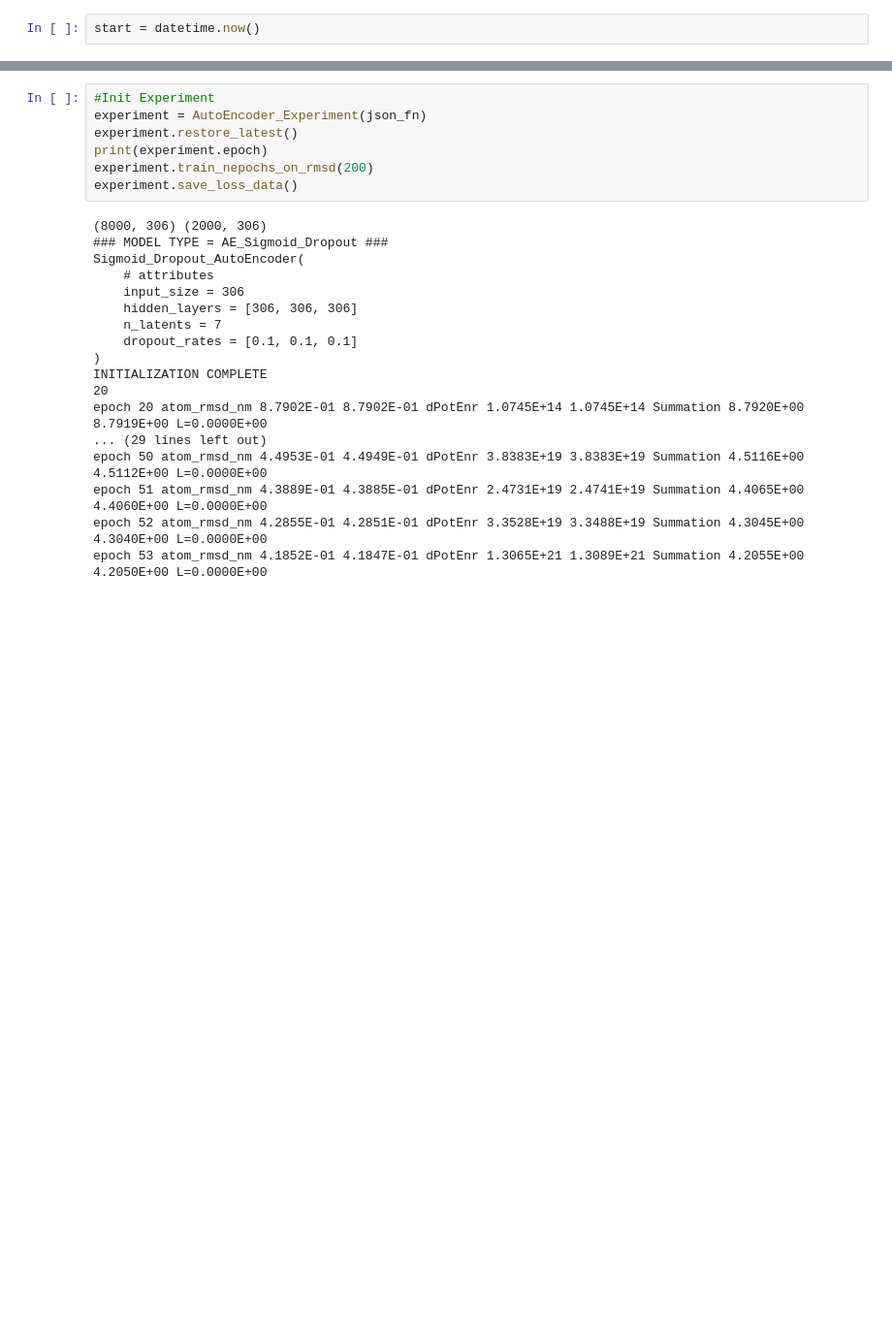
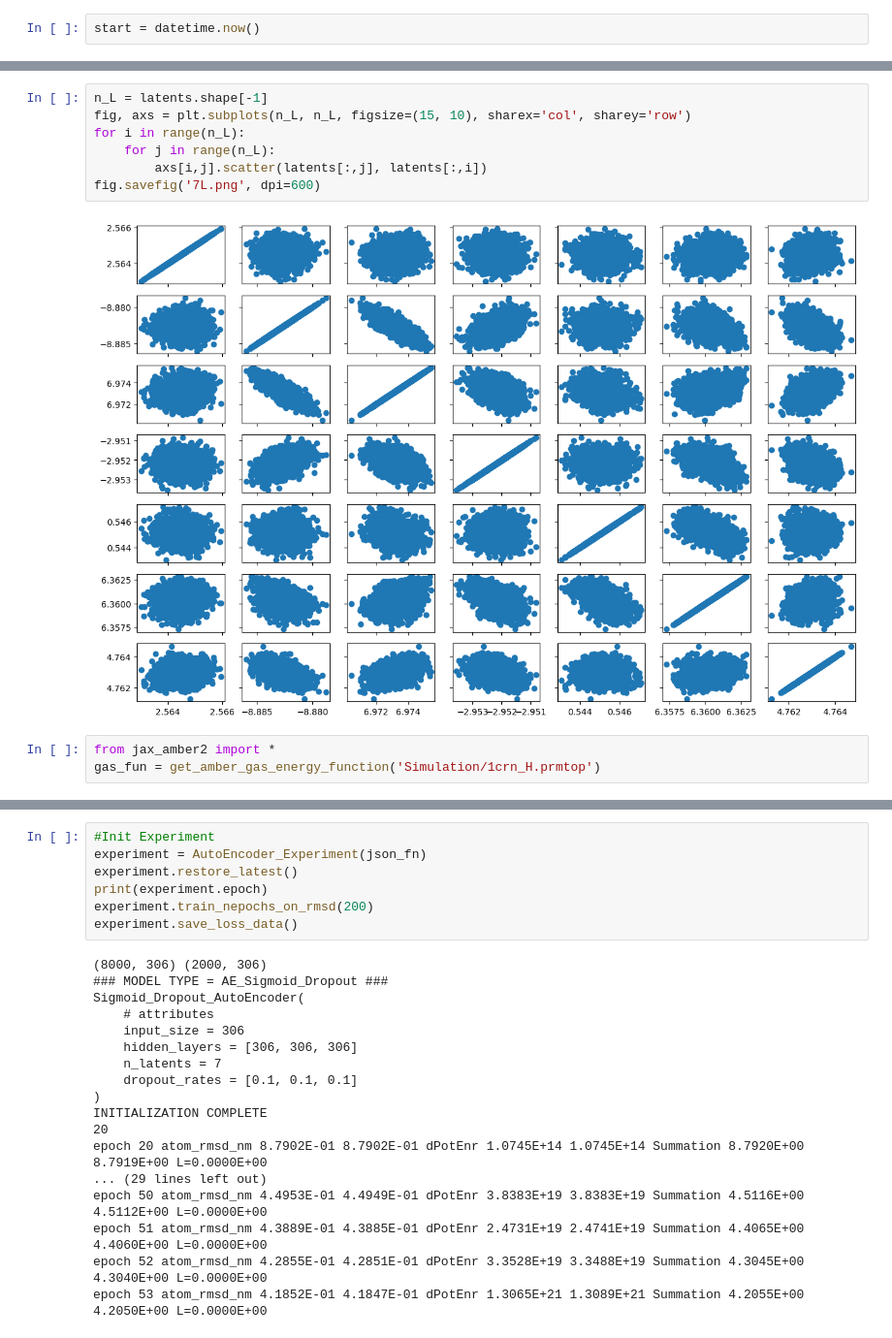
Before and after one commit to CCBatIIT/Deep-MMS, a Jupyter notebook: RUN.ipynb, the cells around one changed output, grey strips where cells are left out. Shown at 97% size. Cells and saved outputs as stored; diff of their text form; blank space fills up the shorter version.

```diff
--- a/RUN.ipynb
+++ b/RUN.ipynb
@@ -50,0 +133,12 @@ epoch 9 atom_rmsd_nm 1.0812E+00 1.0812E+00 dPotEnr 1.0534E+11 1.0543E+11 Summati
+# %%
+n_L = latents.shape[-1]
+fig, axs = plt.subplots(n_L, n_L, figsize=(15, 10), sharex='col', sharey='row')
+for i in range(n_L):
+    for j in range(n_L):
+        axs[i,j].scatter(latents[:,j], latents[:,i])
+fig.savefig('7L.png', dpi=600)
+# %% [output]
+[figure, added]
+# %%
+from jax_amber2 import *
+gas_fun = get_amber_gas_energy_function('Simulation/1crn_H.prmtop')
```
Also changed, not shown: parts of 18 cells of this notebook, 9 other files.
